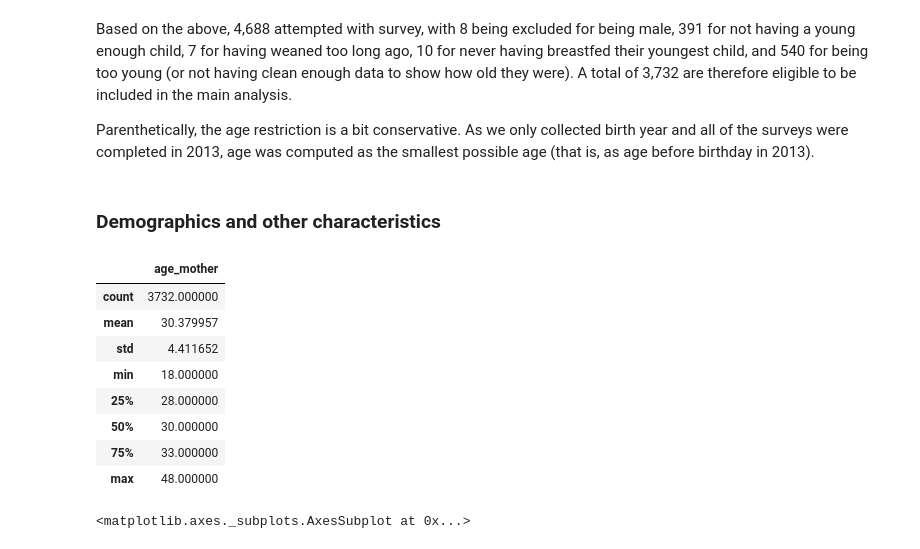
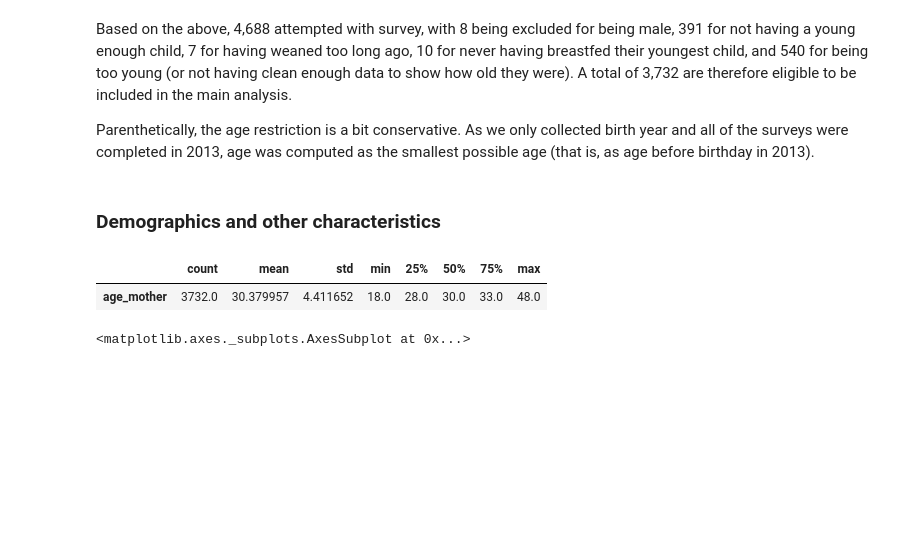
Before and after one commit to timcsimmons/barton-bfsurvey-2013, a Jupyter notebook: programs/2-analysis.ipynb, the cells around one changed output. Saved outputs shown, nothing was run; the diff lists cells and outputs as text; code cells hidden in the pictures; blank space fills up the shorter version.

Commit message:
Fix more typos and transpose age_mother summary

```diff
--- a/programs/2-analysis.ipynb
+++ b/programs/2-analysis.ipynb
@@ -104,17 +104,10 @@ Parenthetically, the age restriction is a bit conservative. As we only collected
 # %% [markdown]
 ### Demographics and other characteristics
 # %%
-survey[['age_mother']].describe()
+survey[['age_mother']].describe().unstack().unstack()
 # %% [output]
-|  | age_mother |
-| count | 3732.000000 |
-| mean | 30.379957 |
-| std | 4.411652 |
-| min | 18.000000 |
-| 25% | 28.000000 |
-| 50% | 30.000000 |
-| 75% | 33.000000 |
-| max | 48.000000 |
+|  | count | mean | std | min | 25% | 50% | 75% | max |
+| age_mother | 3732.0 | 30.379957 | 4.411652 | 18.0 | 28.0 | 30.0 | 33.0 | 48.0 |
 # %%
 survey.age_mother.hist()
 # %% [output]
```
Also changed, not shown: parts of 1 cell of this notebook.
